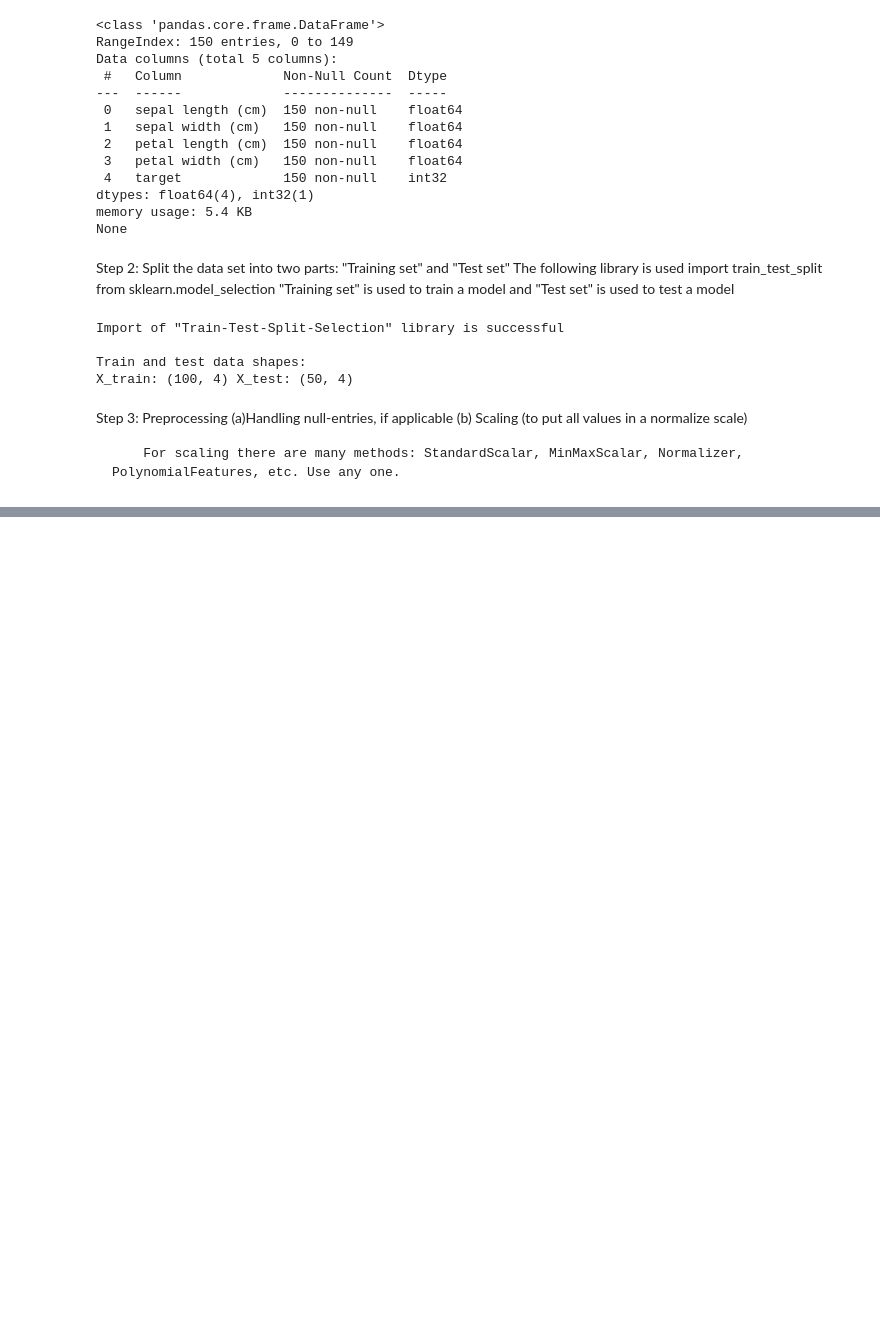
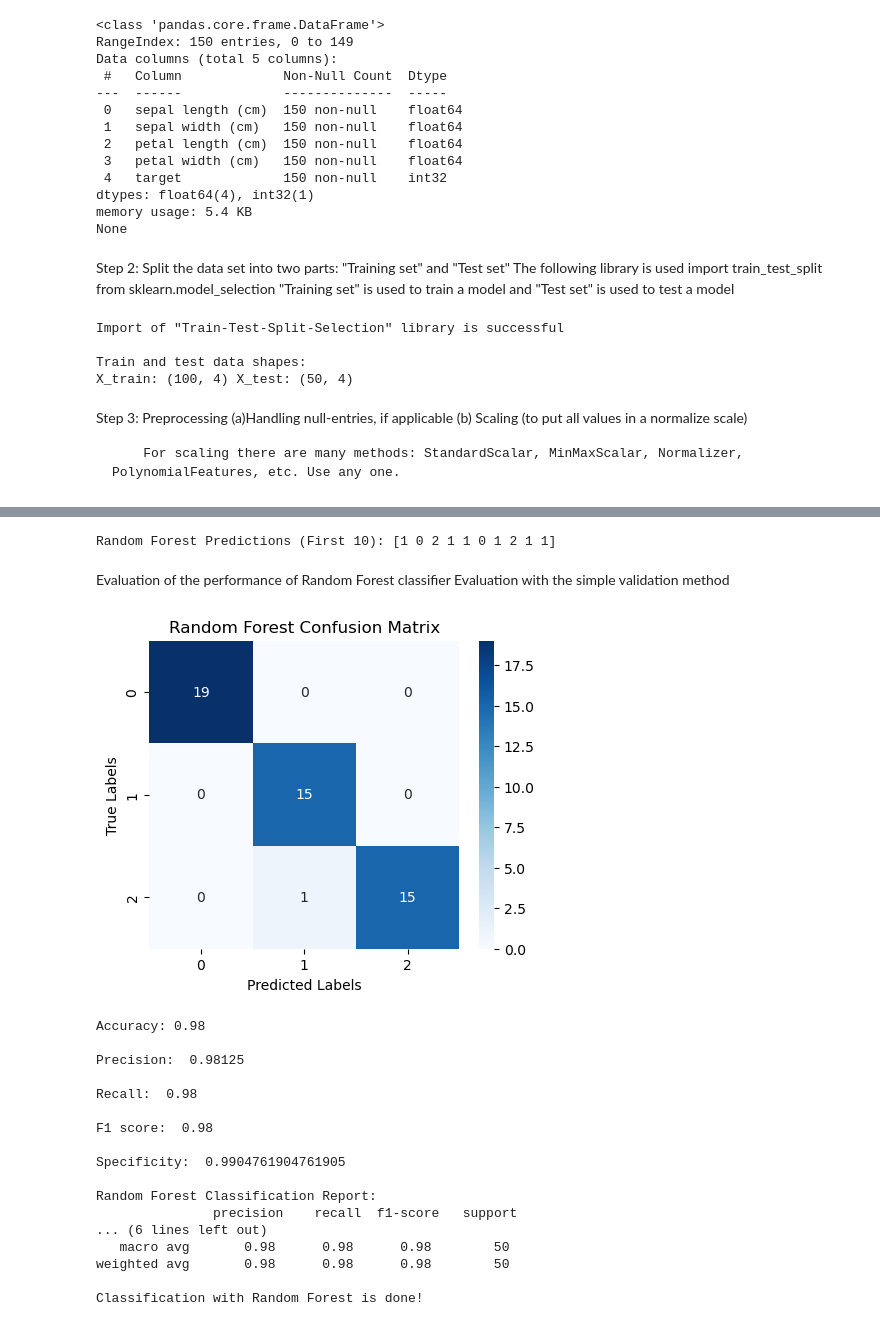
Before and after one commit to abhinavteja2005/Python-lab, a Jupyter notebook: Python lab 4/project_1.ipynb, the cells around one changed output, grey strips where cells are left out. Cells and saved outputs as stored; diff of their text form; code cells hidden in the pictures; blank space fills up the shorter version.

```diff
--- a/Python lab 4/project_1.ipynb
+++ b/Python lab 4/project_1.ipynb
@@ -189,0 +341,78 @@ Min-Max Scaled Data (First 5 rows):
+# %%
+# Import Random Forest from sklearn package
+from sklearn.ensemble import RandomForestClassifier
+
+# Initialize Random Forest Classifier
+rf_model = RandomForestClassifier(random_state=42)
+
+# Train the model
+rf_model.fit(X_train_scaled, y_train)
+
+# Get predictions
+rf_predictions = rf_model.predict(X_test_scaled)  # Corrected model reference
+y_pred = rf_predictions
+# Display first 10 predictions
+print("\nRandom Forest Predictions (First 10):", rf_predictions[:10])
+# %% [output]
+Random Forest Predictions (First 10): [1 0 2 1 1 0 1 2 1 1]
+# %% [markdown]
+Evaluation of the performance of Random Forest classifier
+Evaluation with the simple validation method
+# %%
+# Import evaluation metrics
+from sklearn.metrics import confusion_matrix, accuracy_score, precision_score, recall_score, f1_score, classification_report
+import numpy as np
+
+# Plot confusion matrix
+plot_confusion_matrix(y_test, y_pred, "Random Forest Confusion Matrix")
+
+# Accuracy: (TP+TN) / (TP+TN+FP+FN)
+rf_accuracy = accuracy_score(y_test, y_pred)
+print("\nAccuracy:", rf_accuracy)
+
+# Precision: TP / (TP+FP)
+rf_precision = precision_score(y_test, y_pred, average="weighted")
+print("\nPrecision: ", rf_precision)
+
+# Recall: TP / (TP+FN)
+rf_recall = recall_score(y_test, y_pred, average="weighted")
+print("\nRecall: ", rf_recall)
+
+# F1-score: Harmonic mean of Precision and Recall
+rf_f1 = f1_score(y_test, y_pred, average="weighted")
+print("\nF1 score: ", rf_f1)
+
+# Specificity calculation
+cm = confusion_matrix(y_test, y_pred)
+specificity = []
+for i in range(len(cm)):
+    tn = np.sum(cm) - np.sum(cm[i, :]) - np.sum(cm[:, i]) + cm[i, i]
+    fp = np.sum(cm[:, i]) - cm[i, i]
+    specificity.append(tn / (tn + fp))
+
+rf_specificity = np.mean(specificity)
+print("\nSpecificity: ", rf_specificity)
+
+# Report classification results
+print("\nRandom Forest Classification Report:\n", classification_report(y_test, y_pred))
+
+print("Classification with Random Forest is done!")
+# %% [output]
+[figure, added]
+Accuracy: 0.98
+
+Precision:  0.98125
+
+Recall:  0.98
+
+F1 score:  0.98
+
+Specificity:  0.9904761904761905
+
+Random Forest Classification Report:
+               precision    recall  f1-score   support
+... (6 lines left out)
+   macro avg       0.98      0.98      0.98        50
+weighted avg       0.98      0.98      0.98        50
+
+Classification with Random Forest is done!
```
Also changed, not shown: parts of 30 cells of this notebook, 1 other file.
